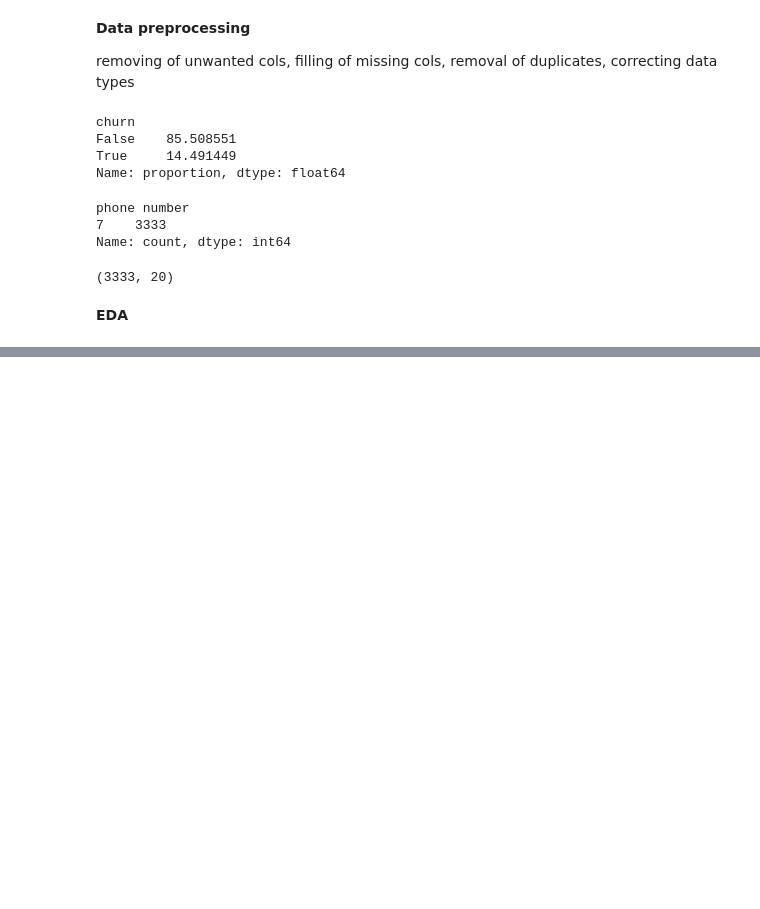
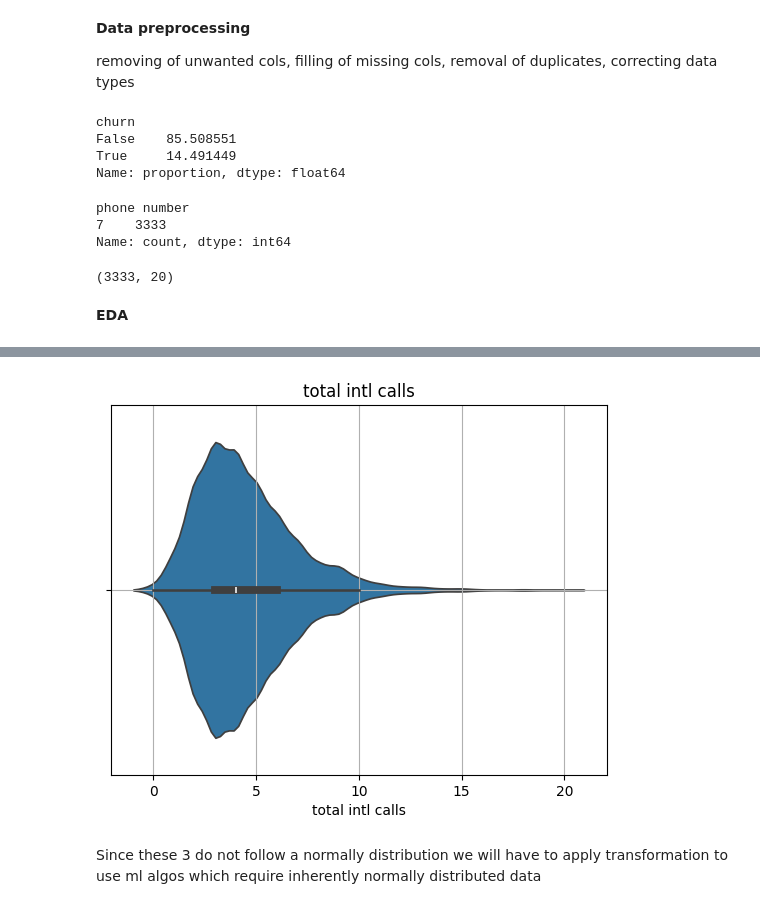
Before and after one commit to himani26/DSLearnings, a Jupyter notebook: EndtoEndMLChurnProject.ipynb, the cells around one changed output, grey strips where cells are left out. Saved outputs shown, nothing was run; the diff lists cells and outputs as text; code cells hidden in the pictures; blank space fills up the shorter version.

```diff
--- a/EndtoEndMLChurnProject.ipynb
+++ b/EndtoEndMLChurnProject.ipynb
@@ -212,0 +265,9 @@ df.shape
+# %%
+sns.violinplot(x=df['total intl calls'])
+plt.grid(True)
+plt.title('total intl calls')
+plt.show()
+# %% [output]
+[figure, added]
+# %% [markdown]
+Since these 3 do not follow a normally distribution we will have to apply transformation to use ml algos which require inherently normally distributed data
```
Also changed, not shown: parts of 17 cells of this notebook.
